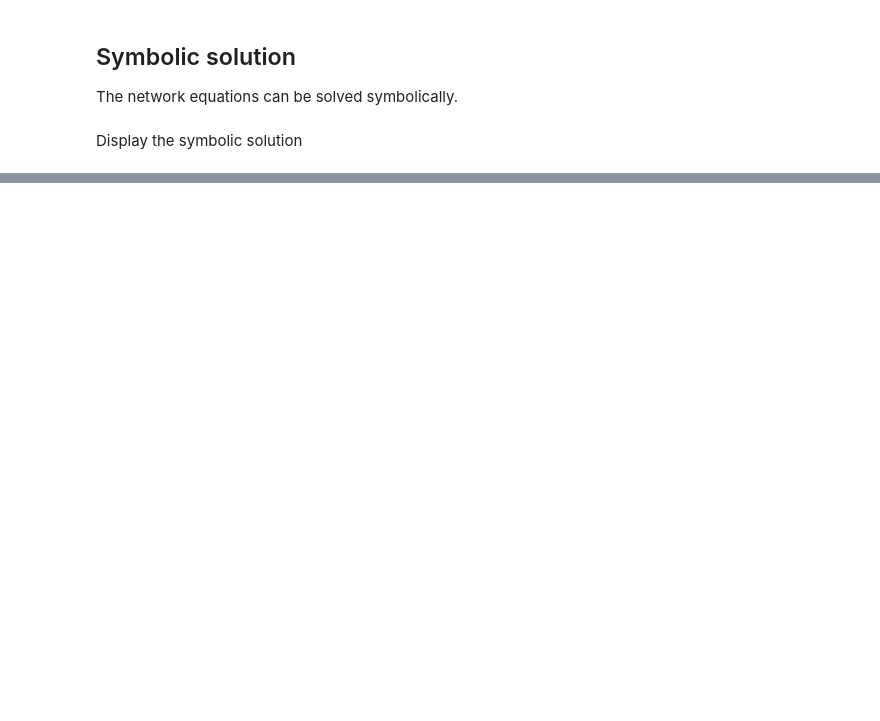
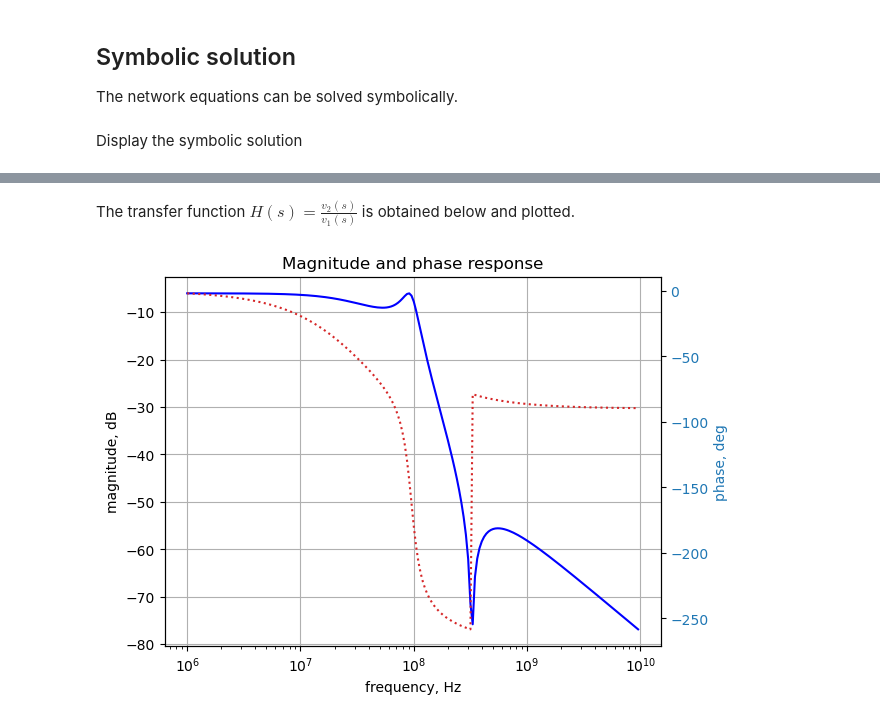
Before and after one commit to Tiburonboy/SymMNA, a Jupyter notebook: SymMNA_demo.ipynb, the cells around one changed output, grey strips where cells are left out. Cells and saved outputs as stored; diff of their text form; code cells hidden in the pictures; blank space fills up the shorter version.

```diff
--- a/SymMNA_demo.ipynb
+++ b/SymMNA_demo.ipynb
@@ -227,0 +240,38 @@ I_F1         0.723618
+# %% [markdown]
+The transfer function $H(s)=\frac {v_2(s)}{v_1(s)}$ is obtained below and plotted.
+# %%
+H = U[v2]/U[v1]
+
+num, denom = fraction(H) #returns numerator and denominator
+
+# convert symbolic to numpy polynomial
+a = np.array(Poly(num, s).all_coeffs(), dtype=float)
+b = np.array(Poly(denom, s).all_coeffs(), dtype=float)
+
+x = np.logspace(6, 10, 200, endpoint=False)*2*np.pi
+w, mag, phase = signal.bode((a,b), w=x) # returns: rad/s, mag in dB, phase in deg
+
+fig, ax1 = plt.subplots()
+ax1.set_ylabel('magnitude, dB')
+ax1.set_xlabel('frequency, Hz')
+
+plt.semilogx(w/(2*np.pi), mag,'-b')    # Bode magnitude plot
+
+ax1.tick_params(axis='y')
+#ax1.set_ylim((-30,20))
+plt.grid()
+
+# instantiate a second y-axes that shares the same x-axis
+ax2 = ax1.twinx()
+color = 'tab:blue'
+
+plt.semilogx(w/(2*np.pi), phase,':',color='tab:red')  # Bode phase plot
+
+ax2.set_ylabel('phase, deg',color=color)
+ax2.tick_params(axis='y', labelcolor=color)
+#ax2.set_ylim((-5,25))
+
+plt.title('Magnitude and phase response')
+plt.show()
+# %% [output]
+[figure, added]
```
Also changed, not shown: parts of 63 cells of this notebook, 2 other files.
